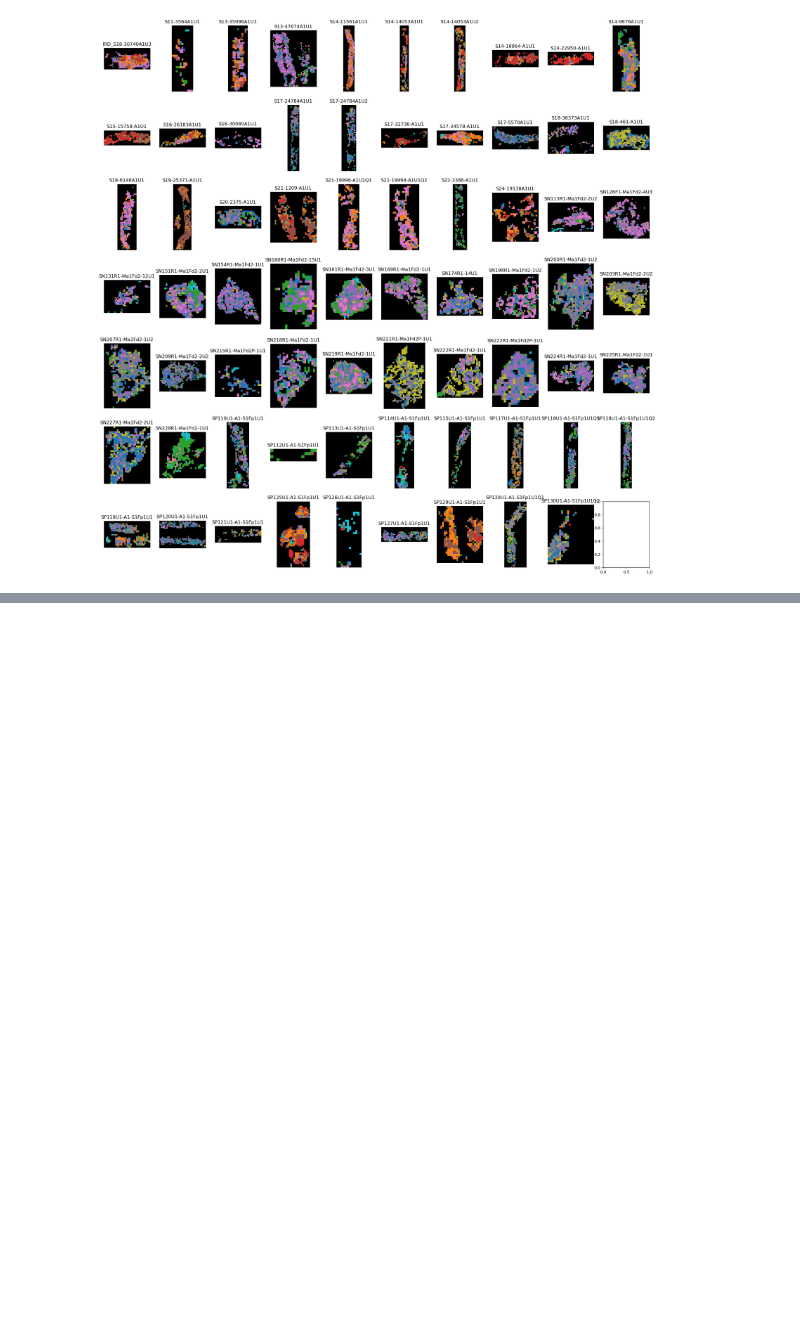
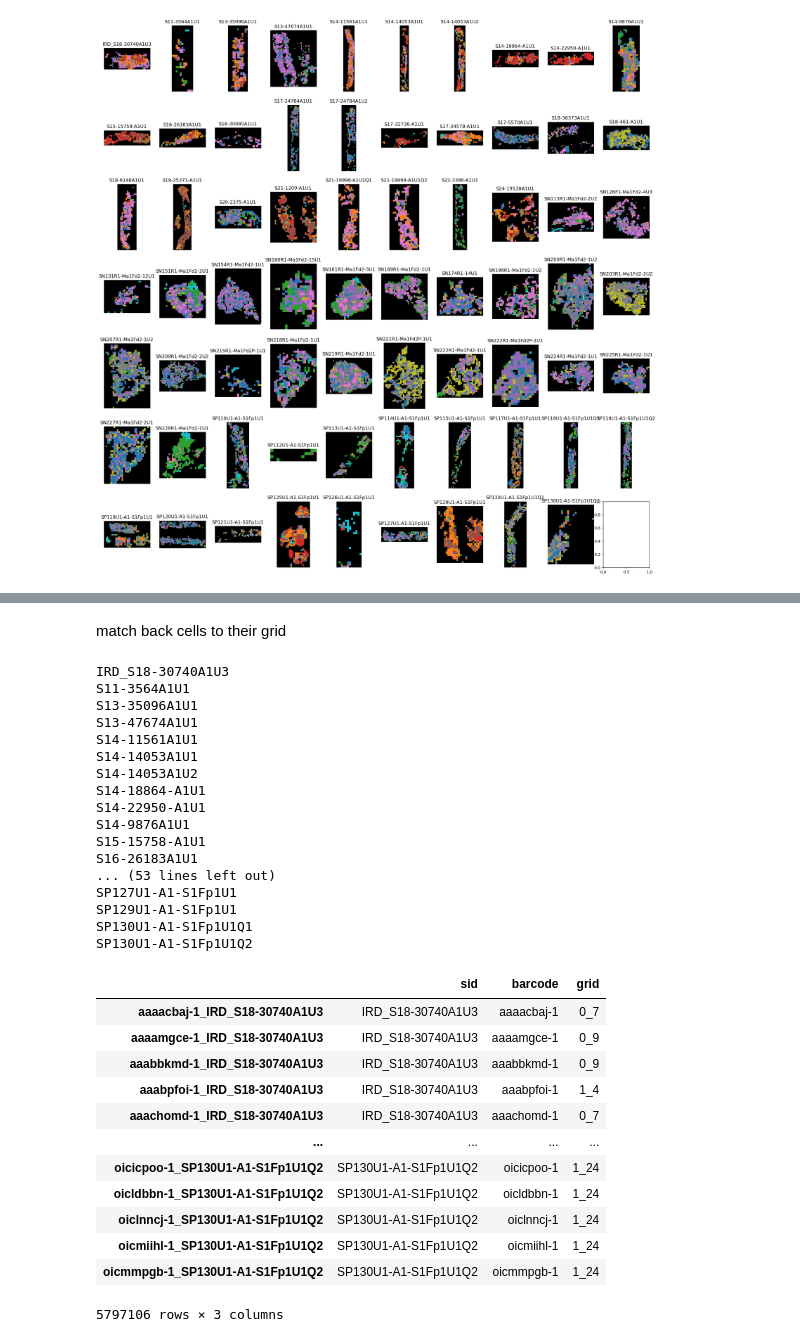
Before and after one commit to ding-lab/ding-lab-spatial, a Jupyter notebook: notebooks/cell_type_grid_analysis_for_julia.ipynb, the cells around one changed output, grey strips where cells are left out. Drawn from its saved outputs; the diff is of its cells as text; code cells hidden in the pictures; blank space fills up the shorter version.

```diff
--- a/notebooks/cell_type_grid_analysis_for_julia.ipynb
+++ b/notebooks/cell_type_grid_analysis_for_julia.ipynb
@@ -443,0 +457,51 @@ plt.savefig(output_dir / 'clusters.svg')
+# %% [markdown]
+match back cells to their grid
+# %%
+dfs = []
+for sid, row in meta.iterrows():
+    print(sid)
+    spaceranger_dir = Path(row['Output.file.path'])
+    cell_df = pd.read_parquet(spaceranger_dir / 'cells.parquet').set_index('cell_id')
+    cell_df['barcode'] = cell_df.index
+    cell_df['sid'] = sid
+    cell_df.index = [f'{b}_{sid}' for b, sid in cell_df[['barcode', 'sid']].values]
+
+    cell_df['x_grid'] = (cell_df['x_centroid'] // grid_size).astype(int)
+    cell_df['y_grid'] = (cell_df['y_centroid'] // grid_size).astype(int)
+    cell_df['grid'] = [f'{x}_{y}' for x, y in cell_df[['x_grid', 'y_grid']].values]
+
+
+    dfs.append(cell_df[['sid', 'barcode', 'grid']])
+df = pd.concat(dfs)
+df
+# %% [output]
+IRD_S18-30740A1U3
+S11-3564A1U1
+S13-35096A1U1
+S13-47674A1U1
+S14-11561A1U1
+S14-14053A1U1
+S14-14053A1U2
+S14-18864-A1U1
+S14-22950-A1U1
+S14-9876A1U1
+S15-15758-A1U1
+S16-26183A1U1
+... (53 lines left out)
+SP127U1-A1-S1Fp1U1
+SP129U1-A1-S1Fp1U1
+SP130U1-A1-S1Fp1U1Q1
+SP130U1-A1-S1Fp1U1Q2
+|  | sid | barcode | grid |
+| aaaacbaj-1_IRD_S18-30740A1U3 | IRD_S18-30740A1U3 | aaaacbaj-1 | 0_7 |
+| aaaamgce-1_IRD_S18-30740A1U3 | IRD_S18-30740A1U3 | aaaamgce-1 | 0_9 |
+| aaabbkmd-1_IRD_S18-30740A1U3 | IRD_S18-30740A1U3 | aaabbkmd-1 | 0_9 |
+| aaabpfoi-1_IRD_S18-30740A1U3 | IRD_S18-30740A1U3 | aaabpfoi-1 | 1_4 |
+| aaachomd-1_IRD_S18-30740A1U3 | IRD_S18-30740A1U3 | aaachomd-1 | 0_7 |
+| ... | ... | ... | ... |
+| oicicpoo-1_SP130U1-A1-S1Fp1U1Q2 | SP130U1-A1-S1Fp1U1Q2 | oicicpoo-1 | 1_24 |
+| oicldbbn-1_SP130U1-A1-S1Fp1U1Q2 | SP130U1-A1-S1Fp1U1Q2 | oicldbbn-1 | 1_24 |
+| oiclnncj-1_SP130U1-A1-S1Fp1U1Q2 | SP130U1-A1-S1Fp1U1Q2 | oiclnncj-1 | 1_24 |
+| oicmiihl-1_SP130U1-A1-S1Fp1U1Q2 | SP130U1-A1-S1Fp1U1Q2 | oicmiihl-1 | 1_24 |
+| oicmmpgb-1_SP130U1-A1-S1Fp1U1Q2 | SP130U1-A1-S1Fp1U1Q2 | oicmmpgb-1 | 1_24 |
+5797106 rows × 3 columns
```
Also changed, not shown: parts of 9 cells of this notebook.
